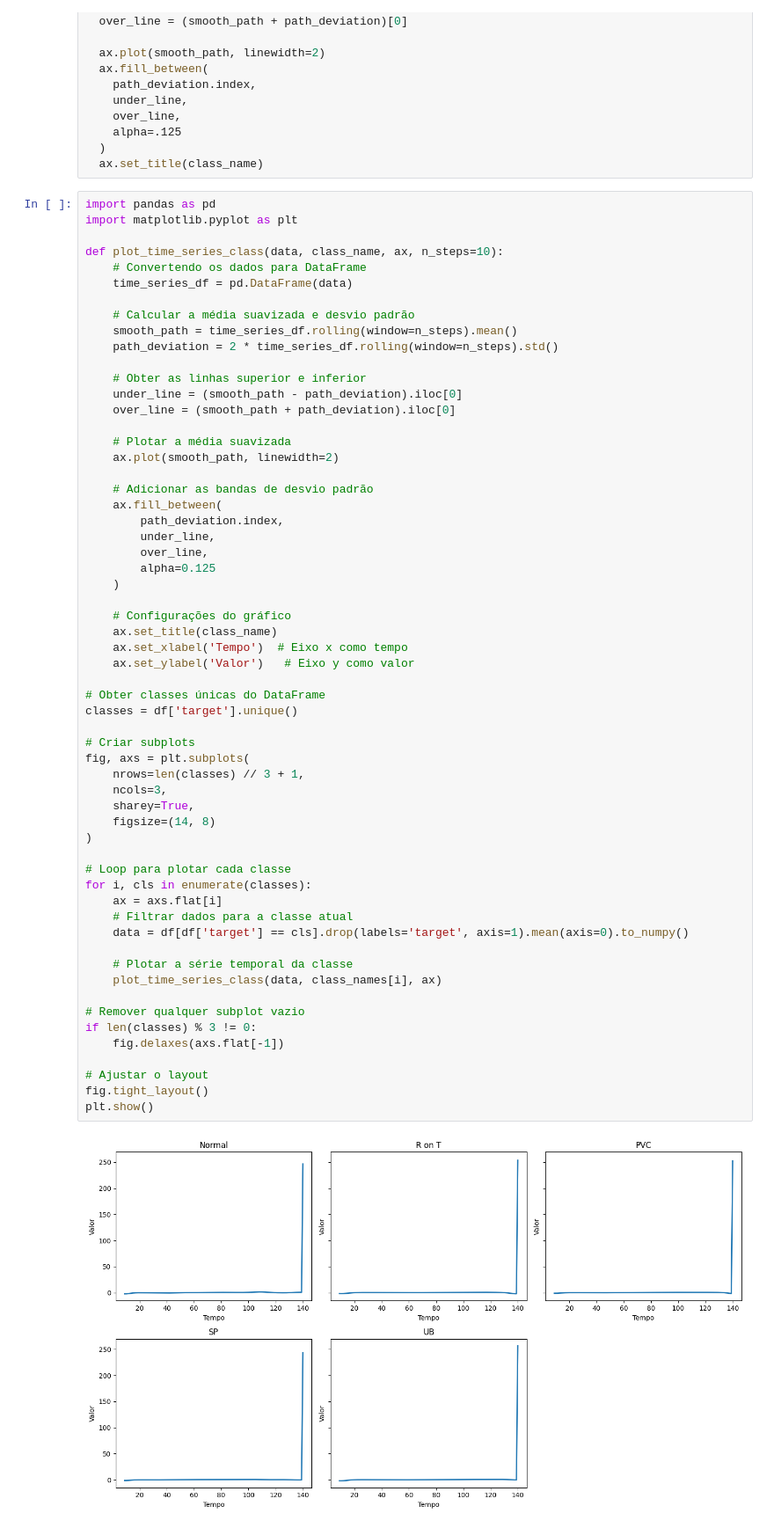
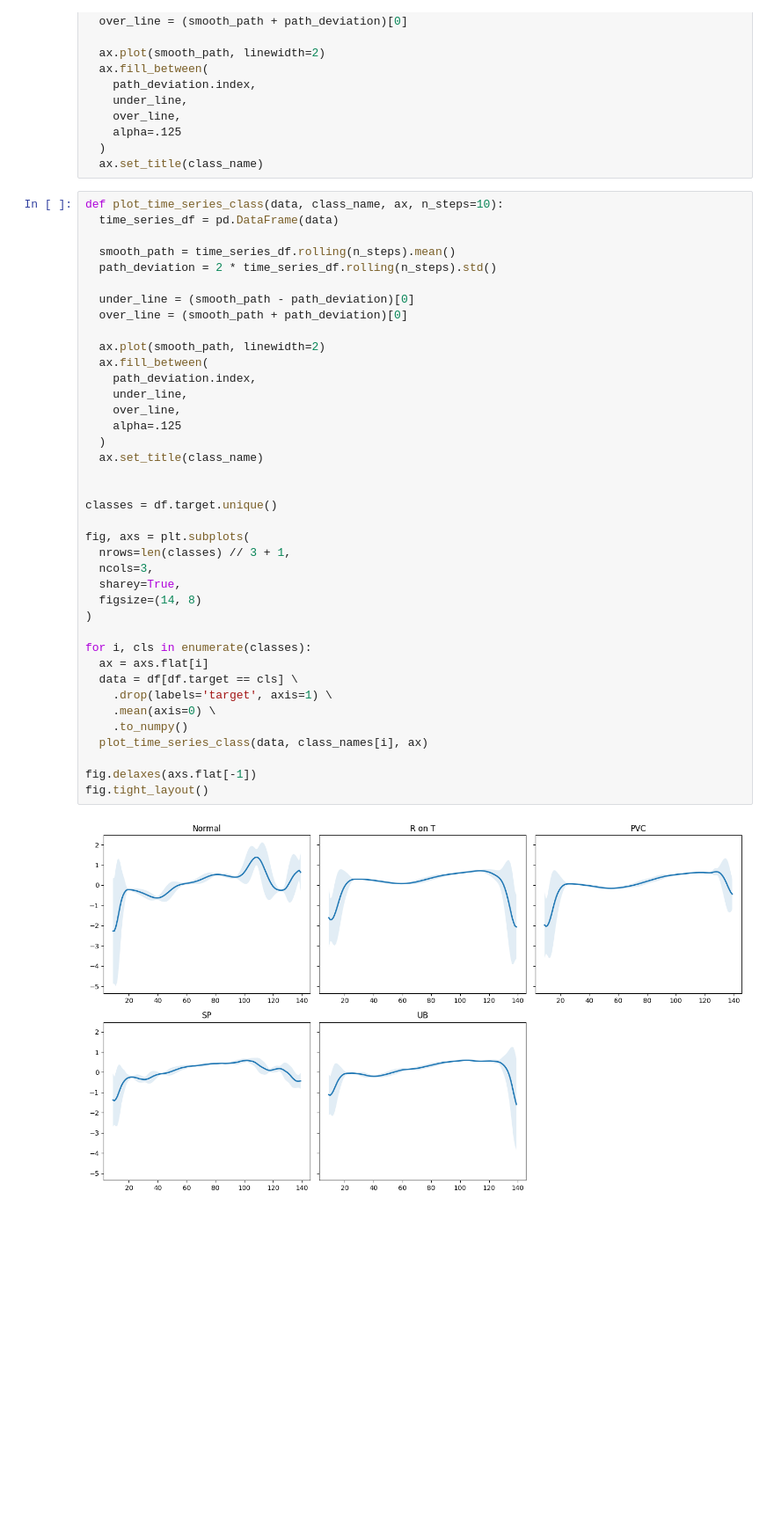
Before and after one commit to Joicylara/LSTM-Autoencoders, a Jupyter notebook: autocodificadores LSTM.ipynb, the cells around one changed output. Shown at 88% size. Cells and saved outputs as stored; diff of their text form; blank space fills up the shorter version.

Commit message:
✨feat: adicionando gráfico da série temporal

```diff
--- a/autocodificadores LSTM.ipynb
+++ b/autocodificadores LSTM.ipynb
@@ -107,63 +107,43 @@ def plot_time_series_class(data, class_name, ax, n_steps=10):
   )
   ax.set_title(class_name)
 # %%
-import pandas as pd
-import matplotlib.pyplot as plt
+def plot_time_series_class(data, class_name, ax, n_steps=10):
+  time_series_df = pd.DataFrame(data)
 
-def plot_time_series_class(data, class_name, ax, n_steps=10):
-    # Convertendo os dados para DataFrame
-    time_series_df = pd.DataFrame(data)
+  smooth_path = time_series_df.rolling(n_steps).mean()
+  path_deviation = 2 * time_series_df.rolling(n_steps).std()
 
-    # Calcular a média suavizada e desvio padrão
-    smooth_path = time_series_df.rolling(window=n_steps).mean()
-    path_deviation = 2 * time_series_df.rolling(window=n_steps).std()
+  under_line = (smooth_path - path_deviation)[0]
+  over_line = (smooth_path + path_deviation)[0]
 
-    # Obter as linhas superior e inferior
-    under_line = (smooth_path - path_deviation).iloc[0]
-    over_line = (smooth_path + path_deviation).iloc[0]
+  ax.plot(smooth_path, linewidth=2)
+  ax.fill_between(
+    path_deviation.index,
+    under_line,
+    over_line,
+    alpha=.125
+  )
+  ax.set_title(class_name)
 
-    # Plotar a média suavizada
-    ax.plot(smooth_path, linewidth=2)
 
-    # Adicionar as bandas de desvio padrão
-    ax.fill_between(
-        path_deviation.index,
-        under_line,
-        over_line,
-        alpha=0.125
-    )
+classes = df.target.unique()
 
-    # Configurações do gráfico
-    ax.set_title(class_name)
-    ax.set_xlabel('Tempo')  # Eixo x como tempo
-    ax.set_ylabel('Valor')   # Eixo y como valor
-
-# Obter classes únicas do DataFrame
-classes = df['target'].unique()
-
-# Criar subplots
 fig, axs = plt.subplots(
-    nrows=len(classes) // 3 + 1,
-    ncols=3,
-    sharey=True,
-    figsize=(14, 8)
+  nrows=len(classes) // 3 + 1,
+  ncols=3,
+  sharey=True,
+  figsize=(14, 8)
 )
 
-# Loop para plotar cada classe
 for i, cls in enumerate(classes):
-    ax = axs.flat[i]
-    # Filtrar dados para a classe atual
-    data = df[df['target'] == cls].drop(labels='target', axis=1).mean(axis=0).to_numpy()
+  ax = axs.flat[i]
+  data = df[df.target == cls] \
+    .drop(labels='target', axis=1) \
+    .mean(axis=0) \
+    .to_numpy()
+  plot_time_series_class(data, class_names[i], ax)
 
-    # Plotar a série temporal da classe
-    plot_time_series_class(data, class_names[i], ax)
-
-# Remover qualquer subplot vazio
-if len(classes) % 3 != 0:
-    fig.delaxes(axs.flat[-1])
-
-# Ajustar o layout
+fig.delaxes(axs.flat[-1])
 fig.tight_layout()
-plt.show()
 # %% [output]
-[figure, old version]
+[figure, new version]
```
Also changed, not shown: parts of 2 cells of this notebook.
